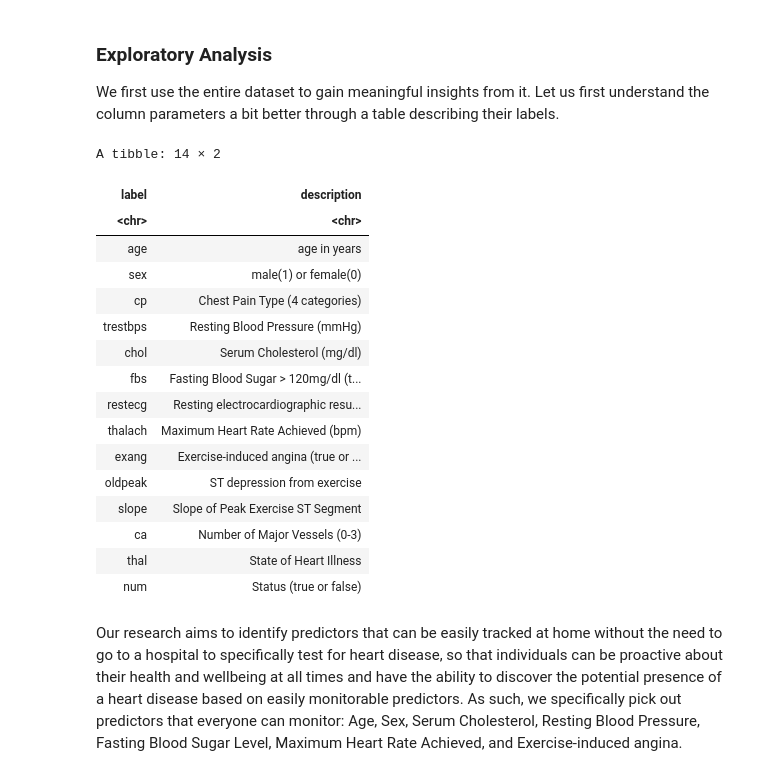
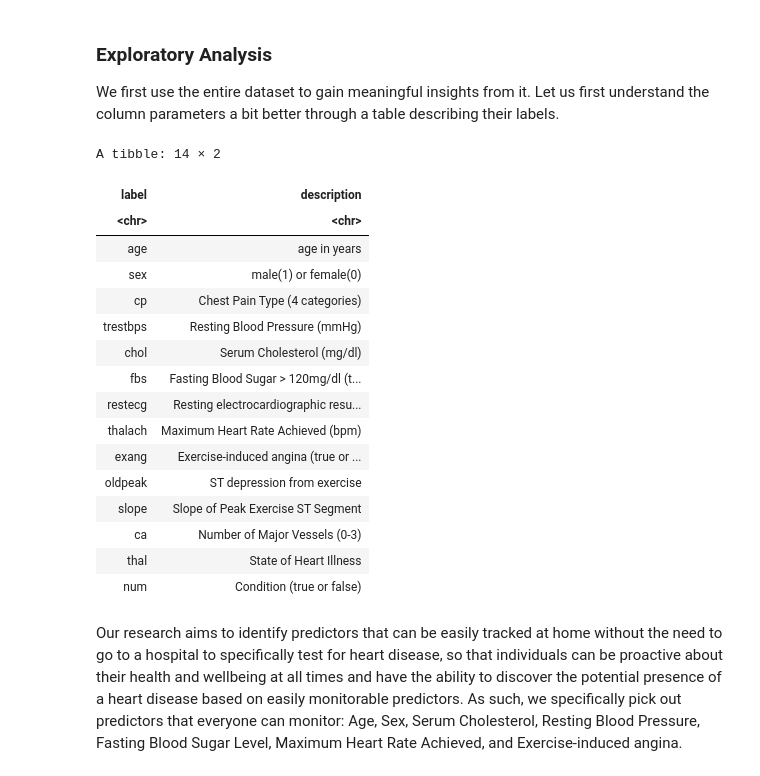
Before and after one commit to andyh031/dsci100-proj-group57, a Jupyter notebook: project.ipynb, the cells around one changed output. Cells and saved outputs as stored; diff of their text form; code cells hidden in the pictures.

```diff
--- a/project.ipynb
+++ b/project.ipynb
@@ -85,35 +82,35 @@ data_labels <- tibble(label = c("age", "sex", "cp", "trestbps", "chol",
                                       "Chest Pain Type (4 categories)",
                                       "Resting Blood Pressure (mmHg)",
                                       "Serum Cholesterol (mg/dl)",
                                       "Fasting Blood Sugar > 120mg/dl (true or false)\n",
                                       "Resting electrocardiographic results \n (0 as normal, else abnormality)",
                                       "Maximum Heart Rate Achieved (bpm)",
                                       "Exercise-induced angina (true or false)",
                                       "ST depression from exercise",
                                       "Slope of Peak Exercise ST Segment",
                                       "Number of Major Vessels (0-3)",
                                       "State of Heart Illness",
-                                      "Status (true or false)"))
+                                      "Condition (true or false)"))
 
 data_labels
 # %% [output]
 A tibble: 14 × 2
 | label | description |
 | <chr> | <chr> |
 | age | age in years |
 | sex | male(1) or female(0) |
 | cp | Chest Pain Type (4 categories) |
 | trestbps | Resting Blood Pressure (mmHg) |
 | chol | Serum Cholesterol (mg/dl) |
 | fbs | Fasting Blood Sugar > 120mg/dl (t... |
 | restecg | Resting electrocardiographic resu... |
 | thalach | Maximum Heart Rate Achieved (bpm) |
 | exang | Exercise-induced angina (true or ... |
 | oldpeak | ST depression from exercise |
 | slope | Slope of Peak Exercise ST Segment |
 | ca | Number of Major Vessels (0-3) |
 | thal | State of Heart Illness |
-| num | Status (true or false) |
+| num | Condition (true or false) |
 # %% [markdown]
 Our research aims to identify predictors that can be easily tracked at home without the need to go to a hospital to specifically test for heart disease, so that individuals can be proactive about their health and wellbeing at all times and have the ability to discover the potential presence of a heart disease based on easily monitorable predictors. As such, we specifically pick out predictors that everyone can monitor: Age, Sex, Serum Cholesterol, Resting Blood Pressure, Fasting Blood Sugar Level, Maximum Heart Rate Achieved, and Exercise-induced angina.
 # %%
```
Also changed, not shown: parts of 20 cells of this notebook.
